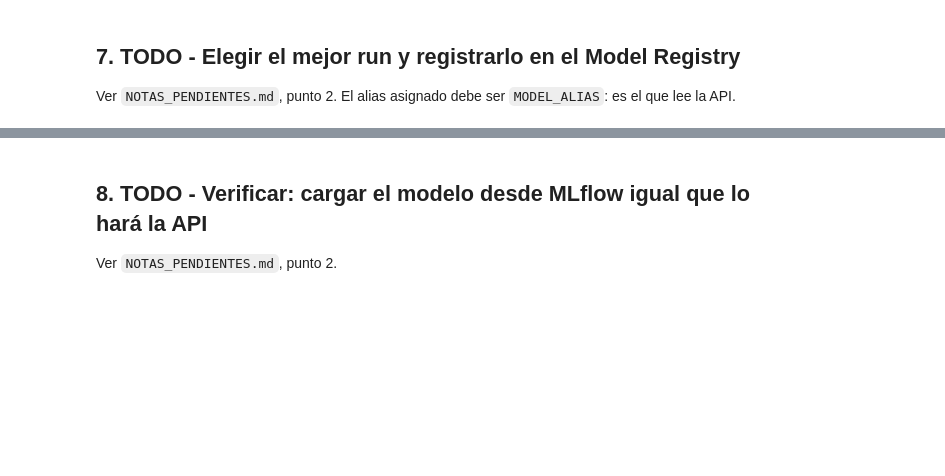
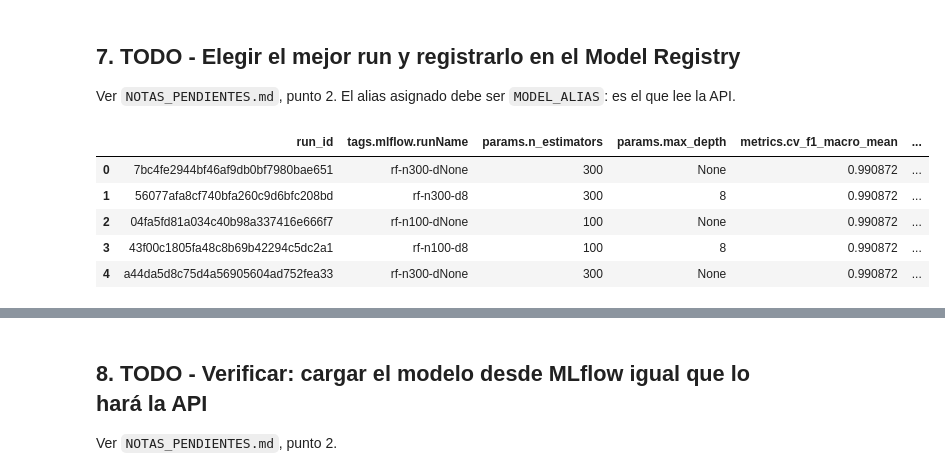
Before and after one commit to Dierickb/mlops-assignment, a Jupyter notebook: taller004/jupyter/notebooks/experimentos_mlflow.ipynb, the cells around one changed output, grey strips where cells are left out. Drawn from its saved outputs; the diff is of its cells as text; code cells hidden in the pictures; blank space fills up the shorter version.

```diff
--- a/taller004/jupyter/notebooks/experimentos_mlflow.ipynb
+++ b/taller004/jupyter/notebooks/experimentos_mlflow.ipynb
@@ -309,10 +309,17 @@ Ver `NOTAS_PENDIENTES.md`, punto 2. El alias asignado debe ser `MODEL_ALIAS`: es
 # %%
 # TODO(taller004): buscar el mejor run, registrar el modelo y asignar el alias.
 # %%
-best = mlflow.search_runs(
-    experiment_names=[___],                    # tu experimento
-    order_by=["metrics.___ DESC", "metrics.___ ASC"],
-    max_results=1,
+ranking = mlflow.search_runs(
+    experiment_names=[EXPERIMENT_NAME],
+    order_by=["metrics.cv_f1_macro_mean DESC", "metrics.cv_f1_macro_std ASC"],   # ← metrics., no params.
+    max_results=5,                                                                # ← 5 para ver el empate
 )
-best_run_id = best.iloc[0]["run_id"]
-best[["run_id", "tags.mlflow.runName", "params.n_estimators", "params.max_depth", "metrics.cv_f1_macro_mean"]]
+ranking[["run_id", "tags.mlflow.runName", "params.n_estimators", "params.max_depth",
+         "metrics.cv_f1_macro_mean", "metrics.cv_f1_macro_std"]]
+# %% [output]
+|  | run_id | tags.mlflow.runName | params.n_estimators | params.max_depth | metrics.cv_f1_macro_mean | ... |
+| 0 | 7bc4fe2944bf46af9db0bf7980bae651 | rf-n300-dNone | 300 | None | 0.990872 | ... |
+| 1 | 56077afa8cf740bfa260c9d6bfc208bd | rf-n300-d8 | 300 | 8 | 0.990872 | ... |
+| 2 | 04fa5fd81a034c40b98a337416e666f7 | rf-n100-dNone | 100 | None | 0.990872 | ... |
+| 3 | 43f00c1805fa48c8b69b42294c5dc2a1 | rf-n100-d8 | 100 | 8 | 0.990872 | ... |
+| 4 | a44da5d8c75d4a56905604ad752fea33 | rf-n300-dNone | 300 | None | 0.990872 | ... |
```
Also changed, not shown: parts of 7 cells of this notebook.
